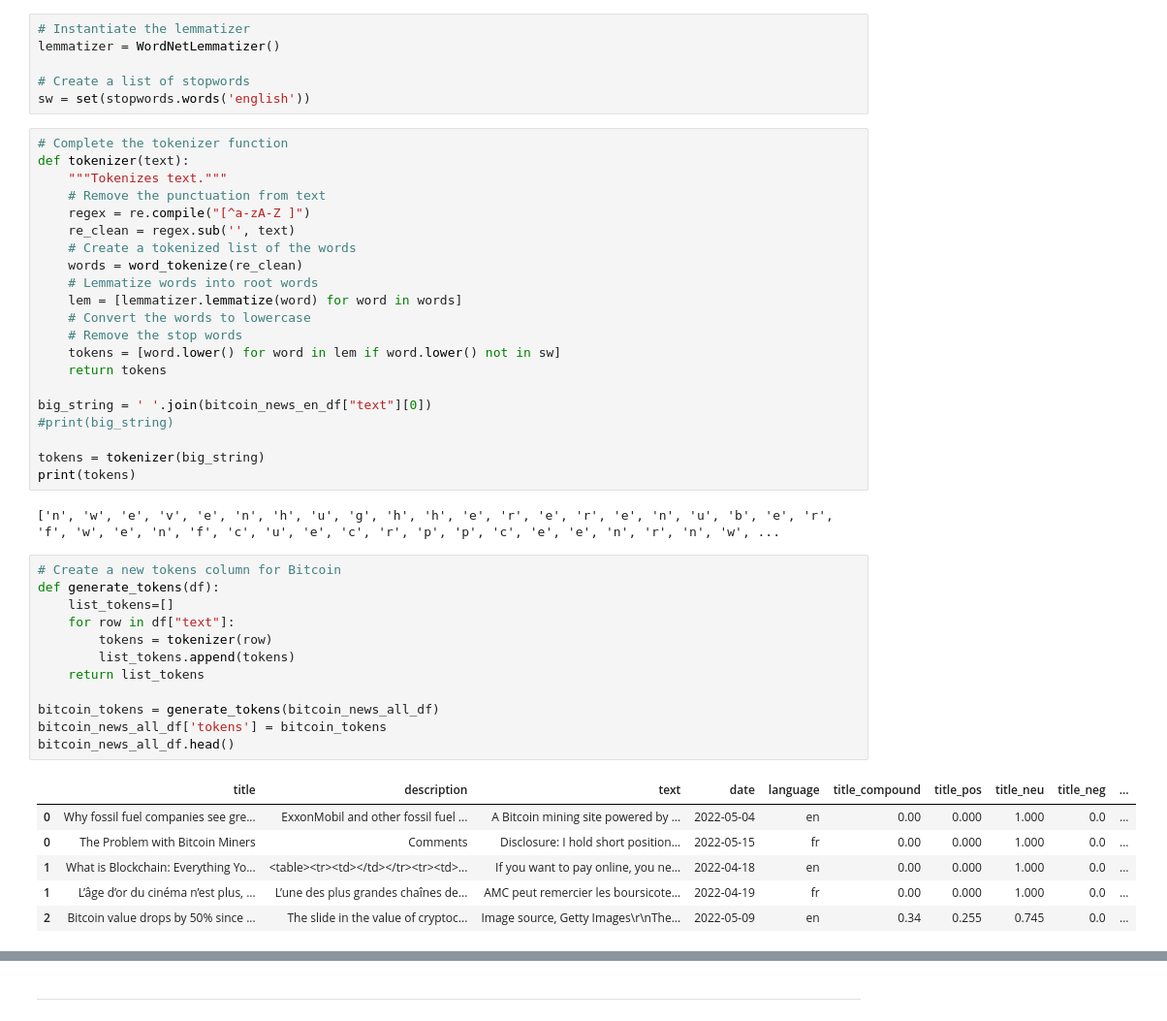
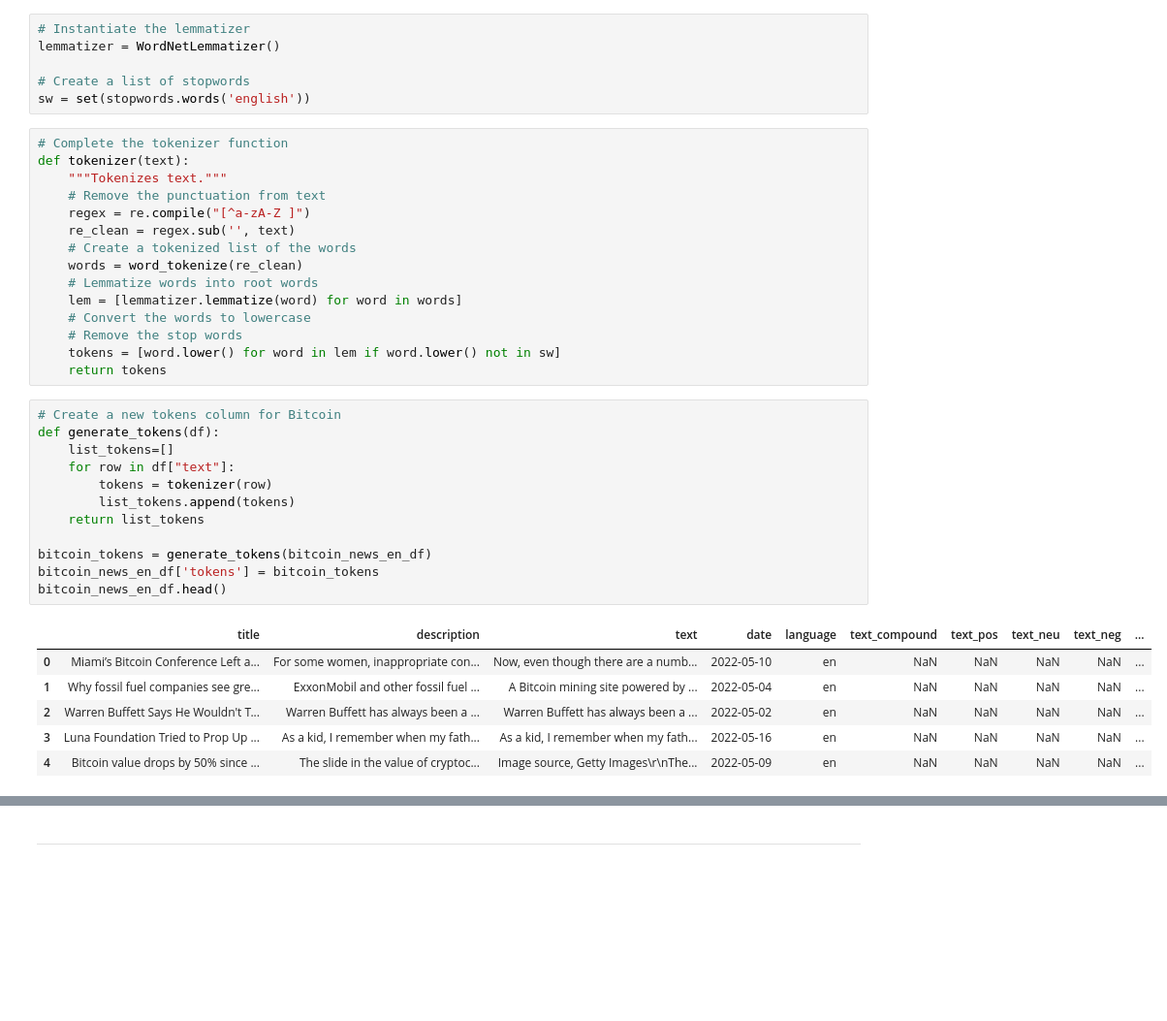
Before and after one commit to sameerlakhe/12_CryptoSentimentAnalysis, a Jupyter notebook: crypto_sentiment.ipynb, the cells around one changed output, grey strips where cells are left out. Shown at 97% size. Saved outputs shown, nothing was run; the diff lists cells and outputs as text; blank space fills up the shorter version.

```diff
--- a/crypto_sentiment.ipynb
+++ b/crypto_sentiment.ipynb
@@ -237,32 +254,24 @@ def tokenizer(text):
     # Remove the stop words
     tokens = [word.lower() for word in lem if word.lower() not in sw]
     return tokens
-
-big_string = ' '.join(bitcoin_news_en_df["text"][0])
-#print(big_string)
-
-tokens = tokenizer(big_string)
-print(tokens)
-# %% [output]
-['n', 'w', 'e', 'v', 'e', 'n', 'h', 'u', 'g', 'h', 'h', 'e', 'r', 'e', 'r', 'e', 'n', 'u', 'b', 'e', 'r', 'f', 'w', 'e', 'n', 'f', 'c', 'u', 'e', 'c', 'r', 'p', 'p', 'c', 'e', 'e', 'n', 'r', 'n', 'w', ...
 # %%
 # Create a new tokens column for Bitcoin
 def generate_tokens(df):
     list_tokens=[]
     for row in df["text"]:
         tokens = tokenizer(row)
         list_tokens.append(tokens)
     return list_tokens
 
-bitcoin_tokens = generate_tokens(bitcoin_news_all_df)
-bitcoin_news_all_df['tokens'] = bitcoin_tokens
-bitcoin_news_all_df.head()
+bitcoin_tokens = generate_tokens(bitcoin_news_en_df)
+bitcoin_news_en_df['tokens'] = bitcoin_tokens
+bitcoin_news_en_df.head()
 # %% [output]
-|  | title | description | text | date | language | title_compound | title_pos | title_neu | title_neg | ... |
-| 0 | Why fossil fuel companies see gre... | ExxonMobil and other fossil fuel ... | A Bitcoin mining site powered by ... | 2022-05-04 | en | 0.00 | 0.000 | 1.000 | 0.0 | ... |
-| 0 | The Problem with Bitcoin Miners | Comments | Disclosure: I hold short position... | 2022-05-15 | fr | 0.00 | 0.000 | 1.000 | 0.0 | ... |
-| 1 | What is Blockchain: Everything Yo... | <table><tr><td></td></tr><tr><td>... | If you want to pay online, you ne... | 2022-04-18 | en | 0.00 | 0.000 | 1.000 | 0.0 | ... |
-| 1 | L’âge d’or du cinéma n’est plus, ... | L’une des plus grandes chaînes de... | AMC peut remercier les boursicote... | 2022-04-19 | fr | 0.00 | 0.000 | 1.000 | 0.0 | ... |
-| 2 | Bitcoin value drops by 50% since ... | The slide in the value of cryptoc... | Image source, Getty Images\r\nThe... | 2022-05-09 | en | 0.34 | 0.255 | 0.745 | 0.0 | ... |
+|  | title | description | text | date | language | text_compound | text_pos | text_neu | text_neg | ... |
+| 0 | Miami’s Bitcoin Conference Left a... | For some women, inappropriate con... | Now, even though there are a numb... | 2022-05-10 | en | NaN | NaN | NaN | NaN | ... |
+| 1 | Why fossil fuel companies see gre... | ExxonMobil and other fossil fuel ... | A Bitcoin mining site powered by ... | 2022-05-04 | en | NaN | NaN | NaN | NaN | ... |
+| 2 | Warren Buffett Says He Wouldn't T... | Warren Buffett has always been a ... | Warren Buffett has always been a ... | 2022-05-02 | en | NaN | NaN | NaN | NaN | ... |
+| 3 | Luna Foundation Tried to Prop Up ... | As a kid, I remember when my fath... | As a kid, I remember when my fath... | 2022-05-16 | en | NaN | NaN | NaN | NaN | ... |
+| 4 | Bitcoin value drops by 50% since ... | The slide in the value of cryptoc... | Image source, Getty Images\r\nThe... | 2022-05-09 | en | NaN | NaN | NaN | NaN | ... |
 # %%
 # Create a new tokens column for Ethereum
```
Also changed, not shown: parts of 28 cells of this notebook.
